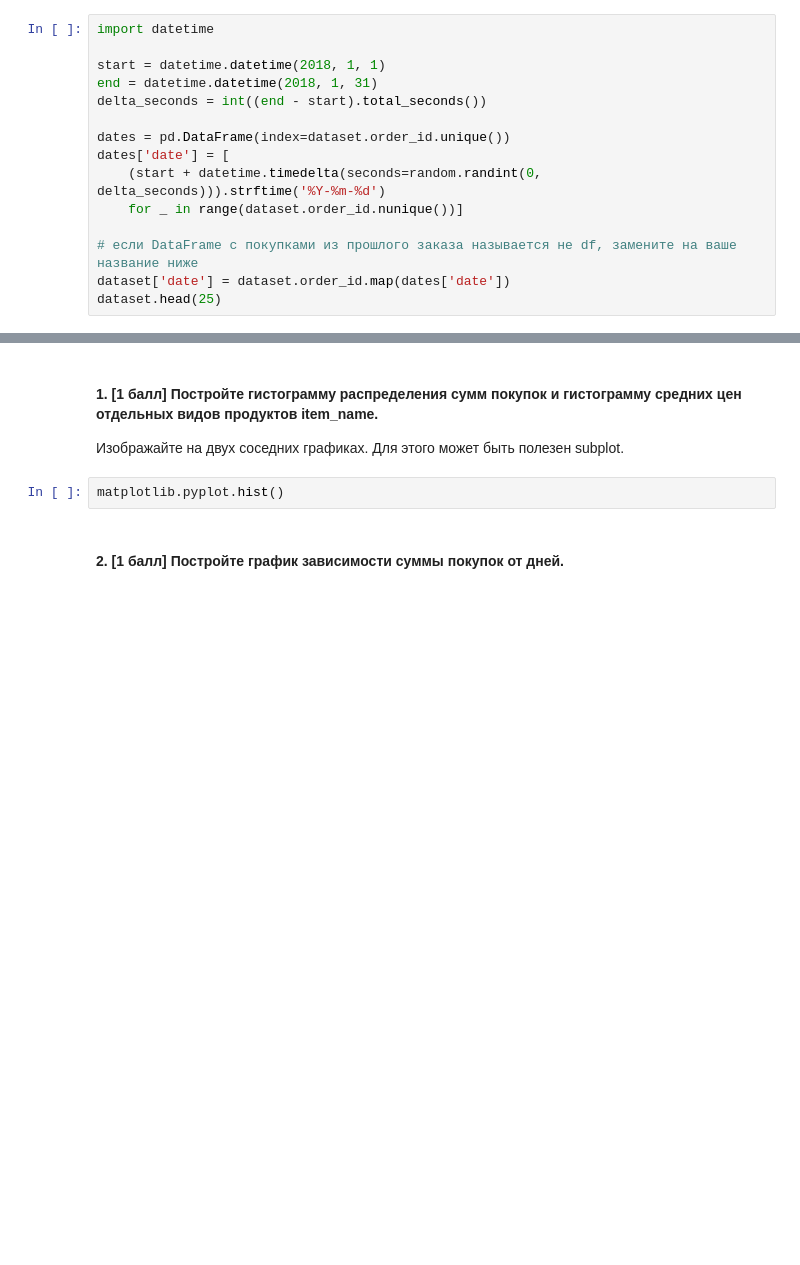
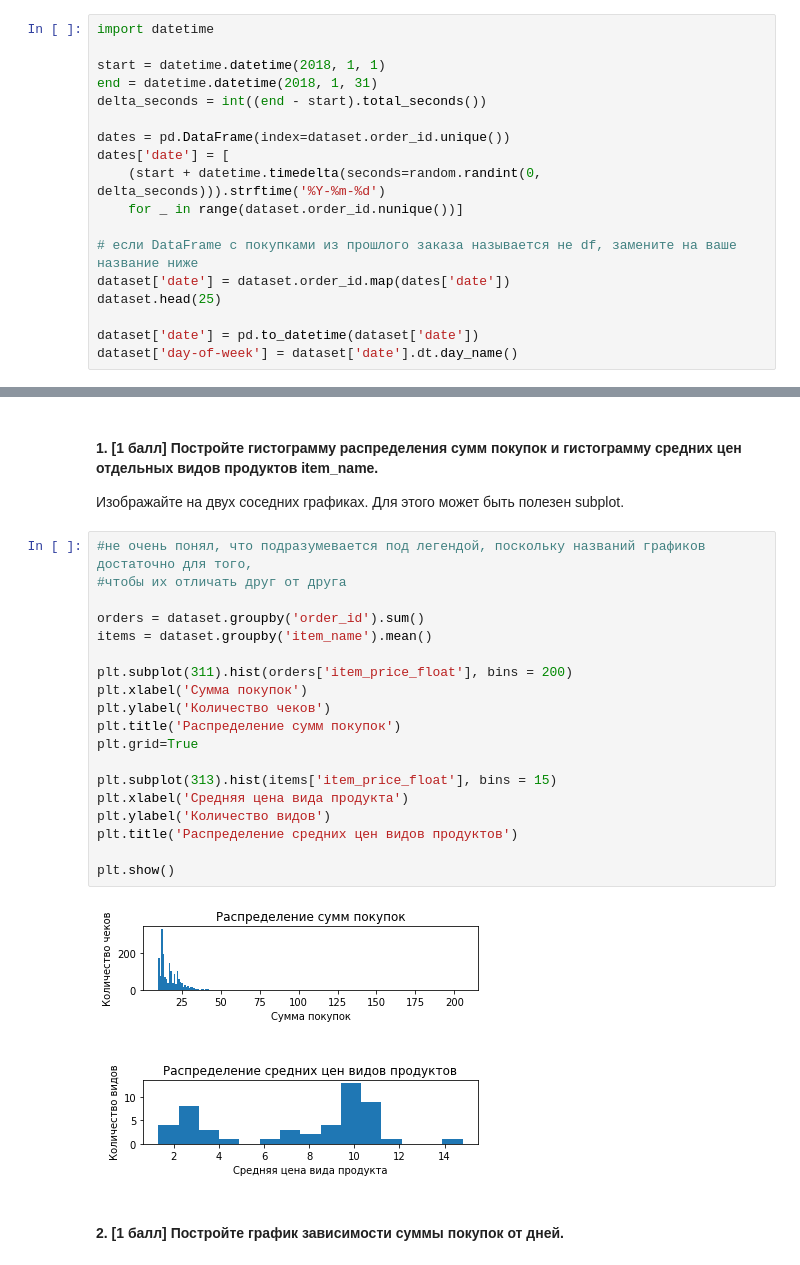
Before and after one commit to hse-mlearn/ha-01-maborovkov, a Jupyter notebook: homework-practice-01.ipynb, the cells around one changed output, grey strips where cells are left out. Cells and saved outputs as stored; diff of their text form; blank space fills up the shorter version.

```diff
--- a/homework-practice-01.ipynb
+++ b/homework-practice-01.ipynb
@@ -311,3 +343,6 @@ dates['date'] = [
 # если DataFrame с покупками из прошлого заказа называется не df, замените на ваше название ниже
 dataset['date'] = dataset.order_id.map(dates['date'])
 dataset.head(25)
+
+dataset['date'] = pd.to_datetime(dataset['date'])
+dataset['day-of-week'] = dataset['date'].dt.day_name()
@@ -333,7 +350,26 @@ dataset.head(25)
 #### 1. [1 балл] Постройте гистограмму распределения сумм покупок и гистограмму средних цен отдельных видов продуктов item_name.
 
 Изображайте на двух соседних графиках. Для этого может быть полезен subplot.
-# %%
-matplotlib.pyplot.hist()
+# %%
+#не очень понял, что подразумевается под легендой, поскольку названий графиков достаточно для того,
+#чтобы их отличать друг от друга
+
+orders = dataset.groupby('order_id').sum()
+items = dataset.groupby('item_name').mean()
+
+plt.subplot(311).hist(orders['item_price_float'], bins = 200)
+plt.xlabel('Сумма покупок')
+plt.ylabel('Количество чеков')
+plt.title('Распределение сумм покупок')
+plt.grid=True
+
+plt.subplot(313).hist(items['item_price_float'], bins = 15)
+plt.xlabel('Средняя цена вида продукта')
+plt.ylabel('Количество видов')
+plt.title('Распределение средних цен видов продуктов')
+
+plt.show()
+# %% [output]
+[figure, added]
 # %% [markdown]
 #### 2. [1 балл] Постройте график зависимости суммы покупок от дней.
```
Also changed, not shown: parts of 22 cells of this notebook.
